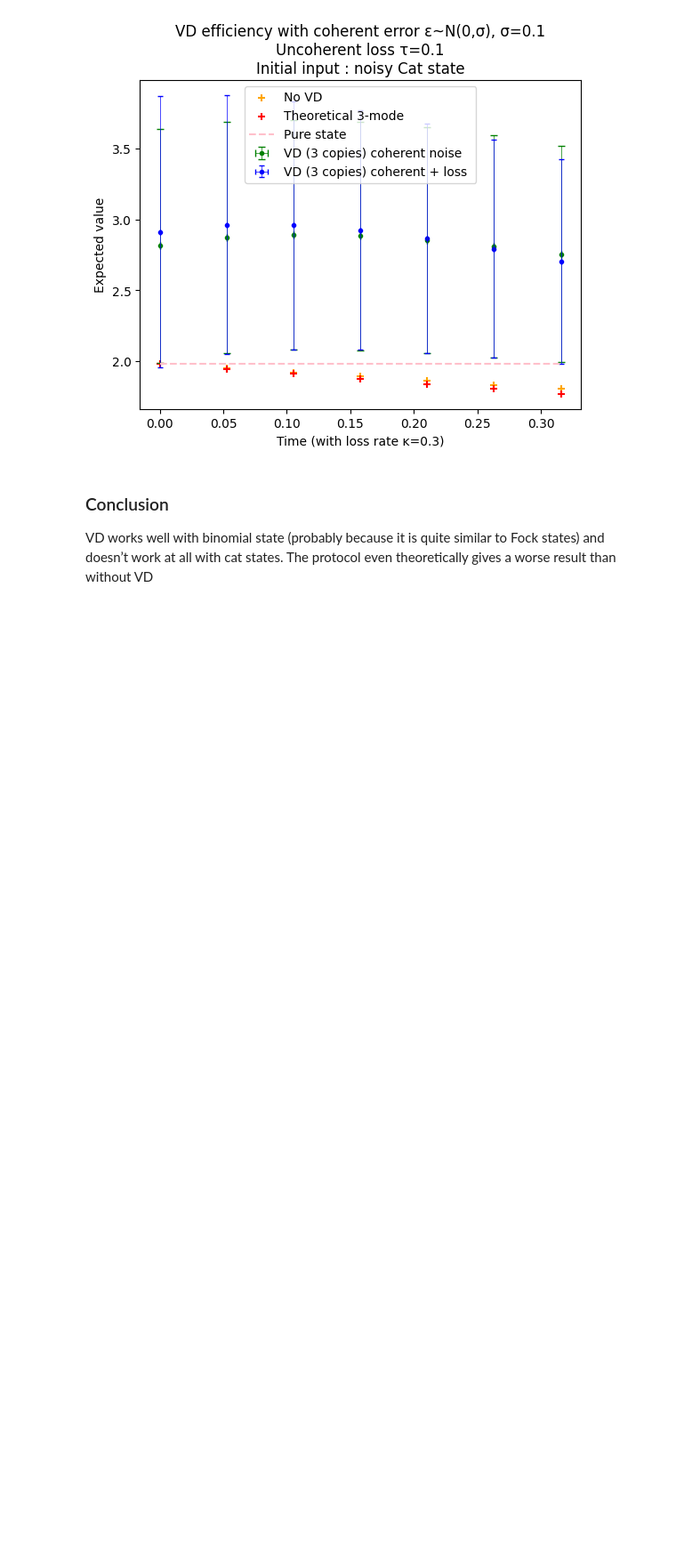
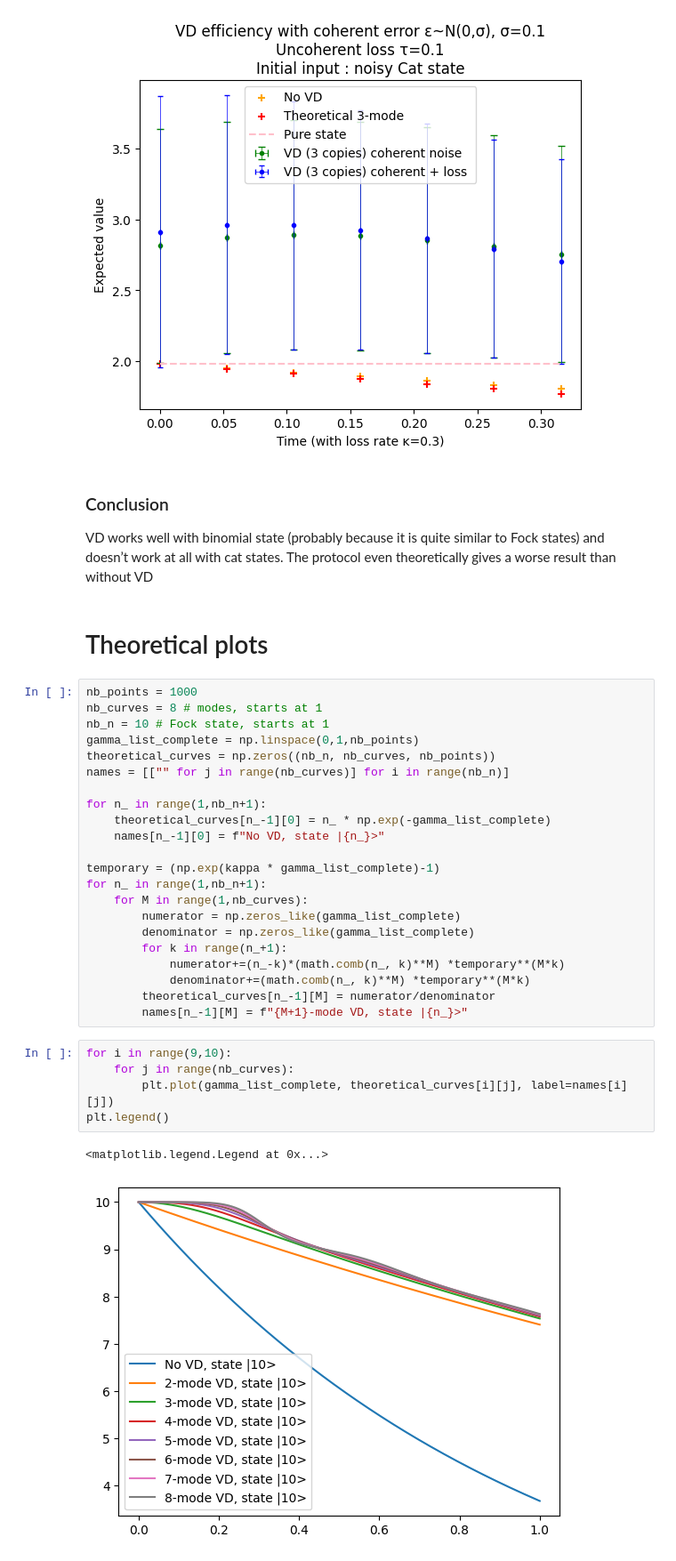
Before and after one commit to lfinocchiaro/virtual-distillation, a Jupyter notebook: virtual_distillation.ipynb, the cells around one changed output. Shown at 89% size. Drawn from its saved outputs; the diff is of its cells as text; blank space fills up the shorter version.

```diff
--- a/virtual_distillation.ipynb
+++ b/virtual_distillation.ipynb
@@ -321,3 +327,35 @@ plot_all(t_list_cat, result_cat, result_cat_loss, [(result_cat_th[0], "No VD"),
 # %% [markdown]
 ### Conclusion
 VD works well with binomial state (probably because it is quite similar to Fock states) and doesn’t work at all with cat states. The protocol even theoretically gives a worse result than without VD
+# %% [markdown]
+# Theoretical plots
+# %%
+nb_points = 1000
+nb_curves = 8 # modes, starts at 1
+nb_n = 10 # Fock state, starts at 1
+gamma_list_complete = np.linspace(0,1,nb_points)
+theoretical_curves = np.zeros((nb_n, nb_curves, nb_points))
+names = [["" for j in range(nb_curves)] for i in range(nb_n)]
+
+for n_ in range(1,nb_n+1):
+    theoretical_curves[n_-1][0] = n_ * np.exp(-gamma_list_complete)
+    names[n_-1][0] = f"No VD, state |{n_}>"
+
+temporary = (np.exp(kappa * gamma_list_complete)-1)
+for n_ in range(1,nb_n+1):
+    for M in range(1,nb_curves):
+        numerator = np.zeros_like(gamma_list_complete)
+        denominator = np.zeros_like(gamma_list_complete)
+        for k in range(n_+1):
+            numerator+=(n_-k)*(math.comb(n_, k)**M) *temporary**(M*k)
+            denominator+=(math.comb(n_, k)**M) *temporary**(M*k)
+        theoretical_curves[n_-1][M] = numerator/denominator
+        names[n_-1][M] = f"{M+1}-mode VD, state |{n_}>"
+# %%
+for i in range(9,10):
+    for j in range(nb_curves):
+        plt.plot(gamma_list_complete, theoretical_curves[i][j], label=names[i][j])
+plt.legend()
+# %% [output]
+<matplotlib.legend.Legend at 0x...>
+[figure, added]
```
Also changed, not shown: parts of 11 cells of this notebook, 1 other file.
